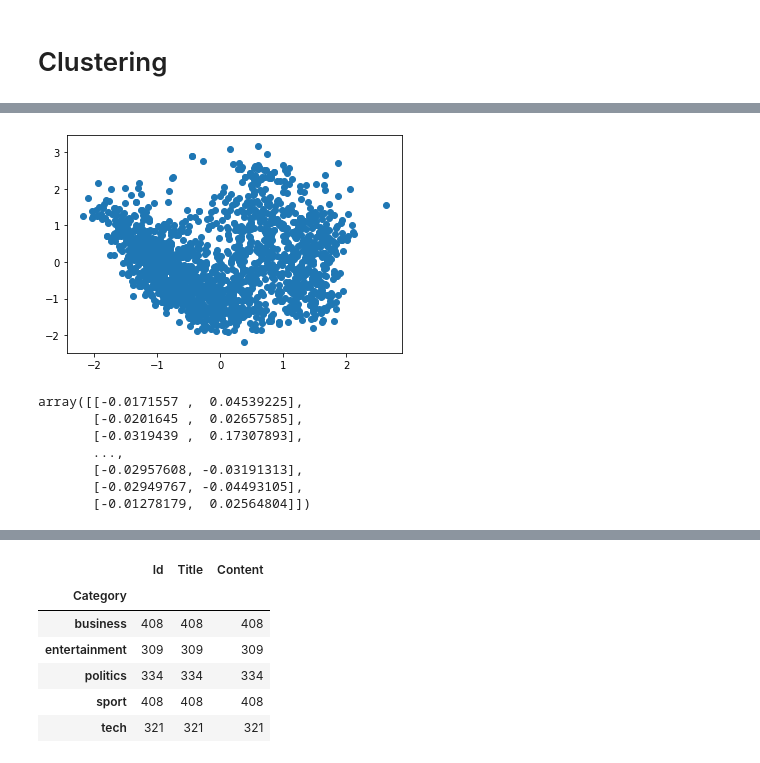
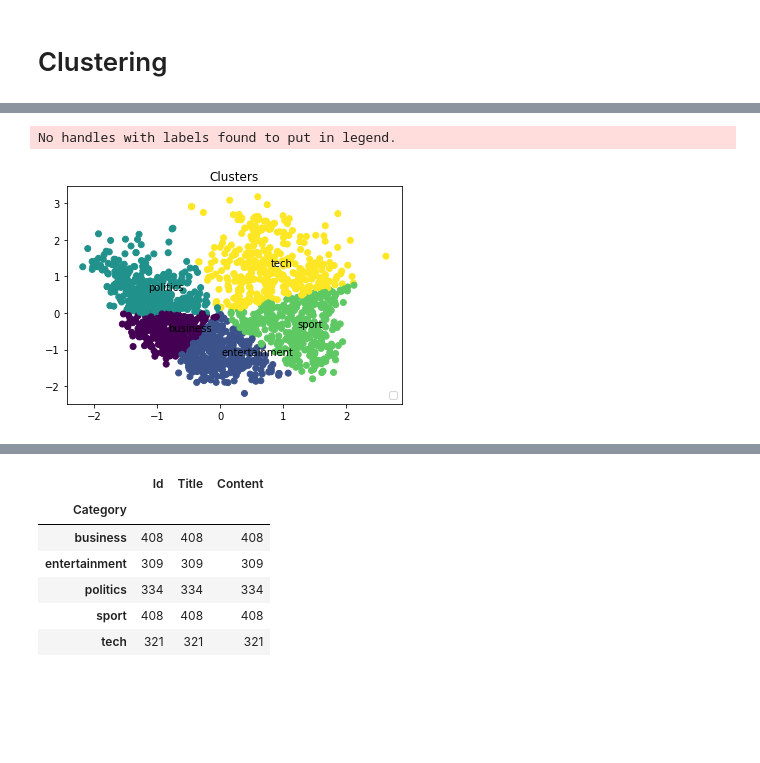
Before and after one commit to TazTornado/MiningTheNews, a Jupyter notebook: src/Categorization.ipynb, the cells around one changed output, grey strips where cells are left out. Cells and saved outputs as stored; diff of their text form; code cells hidden in the pictures; blank space fills up the shorter version.

Commit message:
clustering is done

```diff
--- a/src/Categorization.ipynb
+++ b/src/Categorization.ipynb
@@ -845,22 +872,33 @@ tokens = list(filter( lambda x: (x in model.vocab.keys()), tokens))
 # %%
-pca = PCA(n_components=2, whiten=True)
-result = pca.fit_transform(doc_embeddings)
-# X_cluster =
+pca_de = PCA(n_components=2, whiten=True)
+result_de = pca_de.fit_transform(doc_embeddings)
+# %%
+kclusterer_de = KMeansClusterer(5, distance=nltk.cluster.util.cosine_distance, repeats=25)
+assigned_clusters_de = kclusterer_de.cluster(result_de, assign_clusters=True)
+# %%
+means_de = np.array(kclusterer_de.means())
+# %%
+train_clusters = list(zip(train_colors, assigned_clusters_de))
+pairs = {}
+for i in range(0,5):
+    for j in range(0,5):
+        pairs[(i,j)] = train_clusters.count((i,j))
+pairs = pairs.items()
+pairs = sorted(pairs, key = lambda x: x[0][0])
+
+final =[]
+for i in range(0,5):
+    groups = filter(lambda x: x[0][0] == i, pairs)
+    final.append(max(groups, key = lambda x: x[1]))
+final = [x[0] for x in final]
+final = dict(final)
 # %%
-pyplot.scatter(result[:, 0], result[:, 1])
-# words = df_train.Title.values
-# for i, word in enumerate(words):
-#     pyplot.annotate(word, xy=(result[i, 0], result[i, 1]))
-pyplot.show()
+pyplot.scatter(result_de[:, 0], result_de[:, 1], c = assigned_clusters_de[:])
+pyplot.title('Clusters')
+plt.legend(loc="lower right")
+
+for i, word in enumerate(labels):
+    pyplot.annotate(word, xy=(means_de[i, 0], means_de[i, 1]))
 # %% [output]
+No handles with labels found to put in legend.
-[figure, old version]
+[figure, new version]
-# %%
-result
-# %% [output]
-array([[-0.0171557 ,  0.04539225],
-       [-0.0201645 ,  0.02657585],
-       [-0.0319439 ,  0.17307893],
-       ...,
-       [-0.02957608, -0.03191313],
-       [-0.02949767, -0.04493105],
-       [-0.01278179,  0.02564804]])
```
Also changed, not shown: parts of 43 cells of this notebook.
